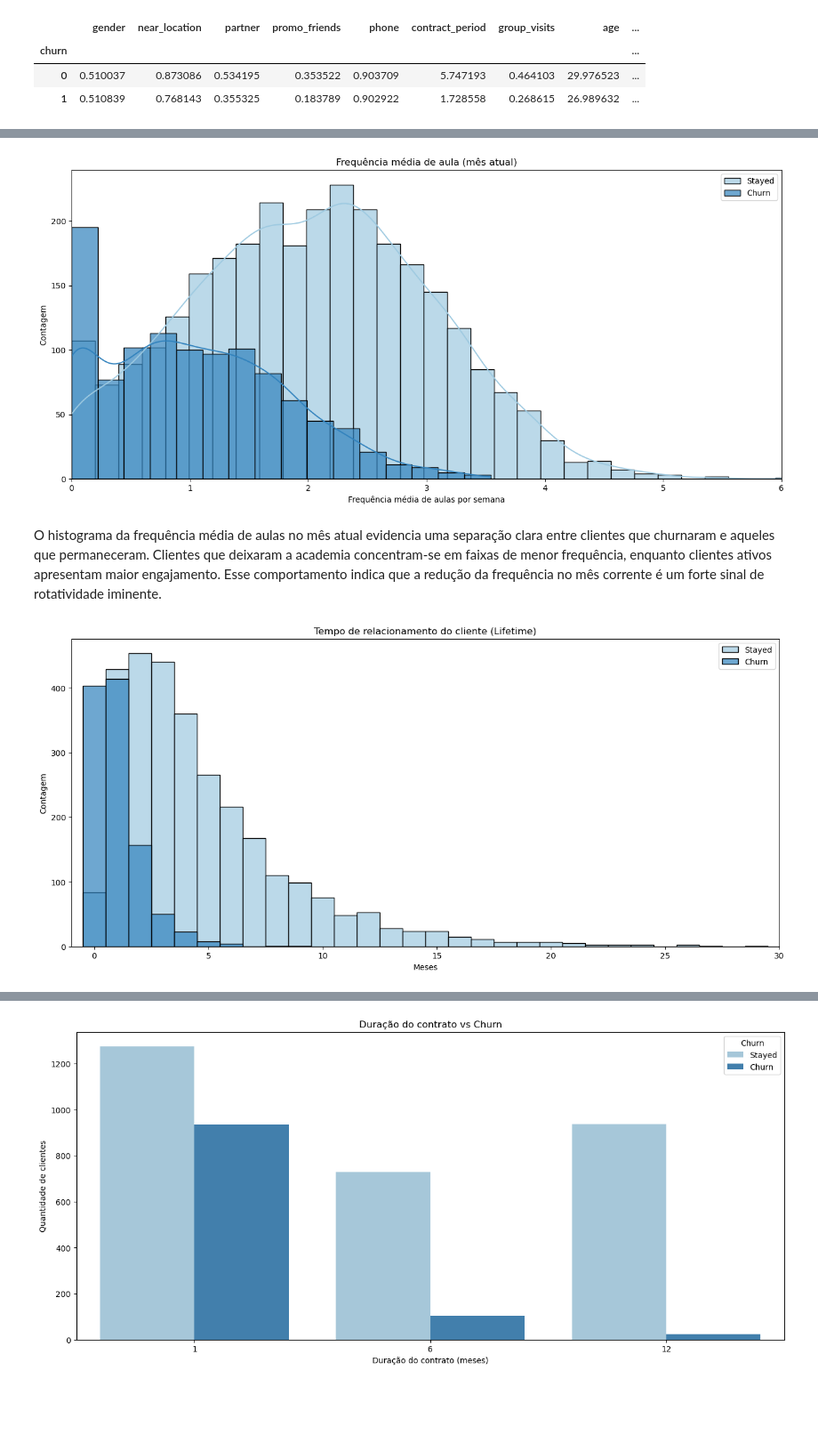
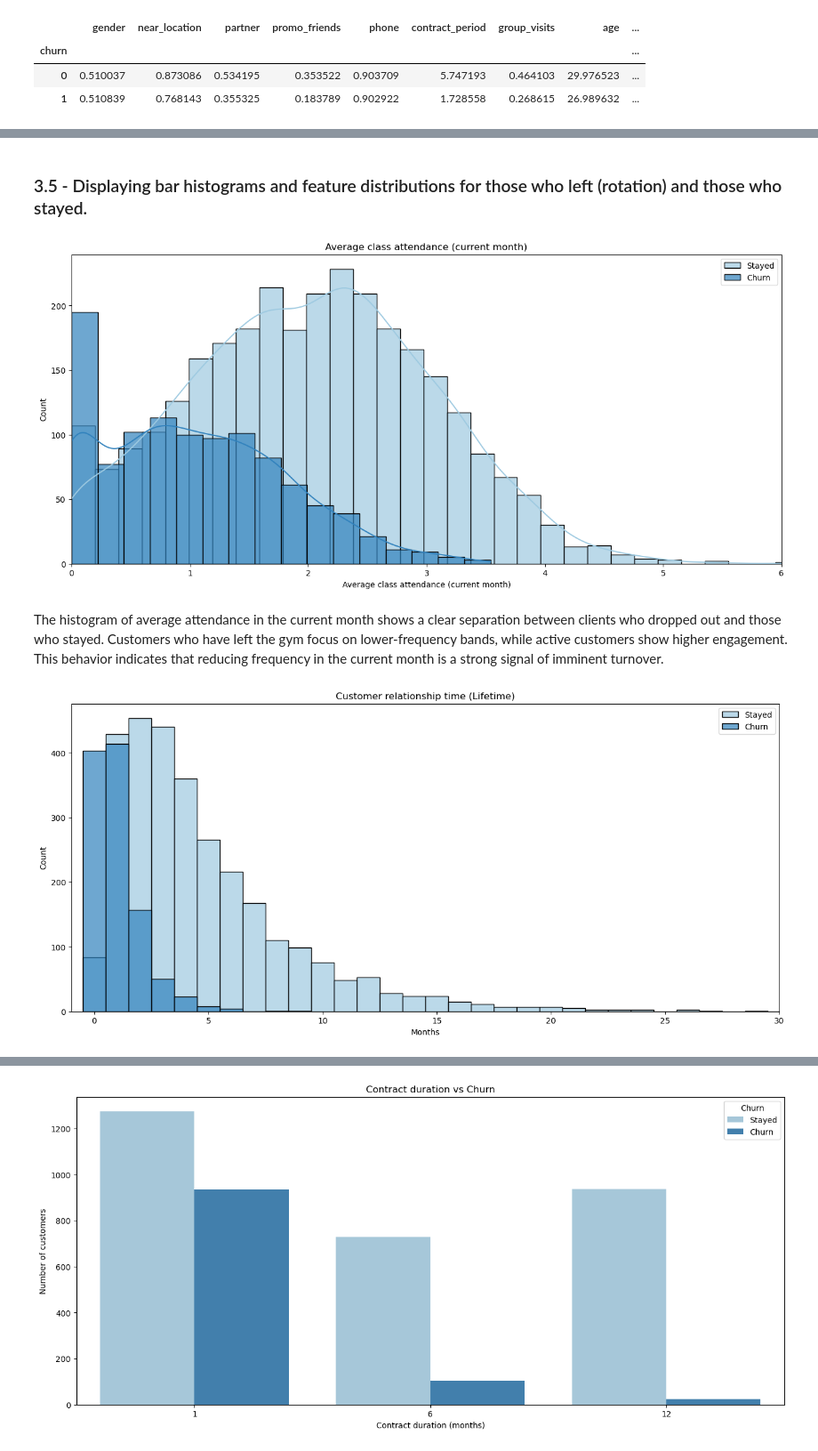
Before and after one commit to guilhermen29/Projeto-Model-Fitness, a Jupyter notebook: notebook/notebook.ipynb, the cells around one changed output, grey strips where cells are left out. Shown at 89% size. Cells and saved outputs as stored; diff of their text form; code cells hidden in the pictures; blank space fills up the shorter version.

Commit message:
Updated notebook.ipynb with English titles and labels for all plots.

```diff
--- a/notebook/notebook.ipynb
+++ b/notebook/notebook.ipynb
@@ -197,33 +196,35 @@ Variáveis como gênero e fornecimento de telefone não demonstram impacto relev
+# %% [markdown]
+### 3.5 - Displaying bar histograms and feature distributions for those who left (rotation) and those who stayed.
 # %%
 STAYED_COLOR = '#9ecae1'
 CHURN_COLOR  = '#3182bd'
 
 plt.figure(figsize=(16,7))
 
 sns.histplot(df[df['churn'] == 0]['avg_class_frequency_current_month'],label='Stayed',color=STAYED_COLOR,kde=True,alpha=0.7)
 sns.histplot(df[df['churn'] == 1]['avg_class_frequency_current_month'],label='Churn',color=CHURN_COLOR,kde=True,alpha=0.7)
 
-plt.title('Frequência média de aula (mês atual)')
-plt.xlabel('Frequência média de aulas por semana')
-plt.ylabel('Contagem')
+plt.title('Average class attendance (current month)')
+plt.xlabel('Average class attendance (current month)')
+plt.ylabel('Count')
 plt.xlim(0,6)
 plt.legend()
 plt.show()
 # %% [output]
-[figure, old version]
+[figure, new version]
-# %% [markdown]
-O histograma da frequência média de aulas no mês atual evidencia uma separação clara entre clientes que churnaram e aqueles que permaneceram. Clientes que deixaram a academia concentram-se em faixas de menor frequência, enquanto clientes ativos apresentam maior engajamento. Esse comportamento indica que a redução da frequência no mês corrente é um forte sinal de rotatividade iminente.
+# %% [markdown]
+The histogram of average attendance in the current month shows a clear separation between clients who dropped out and those who stayed. Customers who have left the gym focus on lower-frequency bands, while active customers show higher engagement. This behavior indicates that reducing frequency in the current month is a strong signal of imminent turnover.
 # %%
 plt.figure(figsize=(16,7))
 
 sns.histplot(df[df['churn'] == 0]['lifetime'],label='Stayed',color=STAYED_COLOR,discrete=True,kde=False,alpha=0.7)
 sns.histplot(df[df['churn'] == 1]['lifetime'],label='Churn',color=CHURN_COLOR,discrete=True,kde=False,alpha=0.7)
 
-plt.title('Tempo de relacionamento do cliente (Lifetime)')
-plt.xlabel('Meses')
-plt.ylabel('Contagem')
+plt.title('Customer relationship time (Lifetime)')
+plt.xlabel('Months')
+plt.ylabel('Count')
 plt.legend()
 plt.xlim(-1,30)
 plt.show()
 # %% [output]
-[figure, old version]
+[figure, new version]
```
Also changed, not shown: parts of 69 cells of this notebook.
